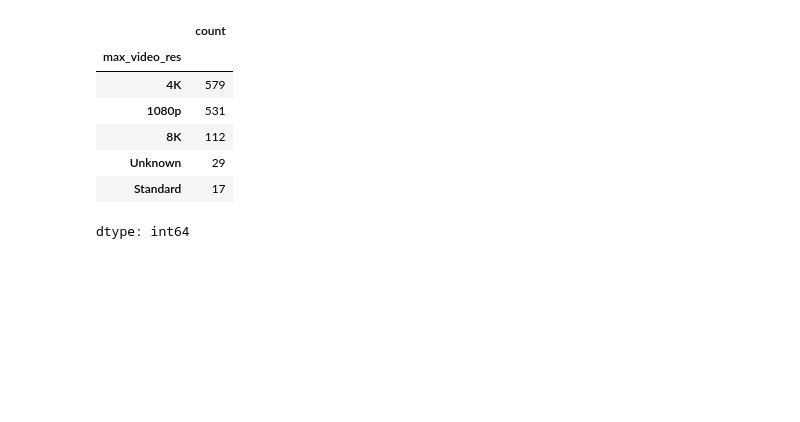
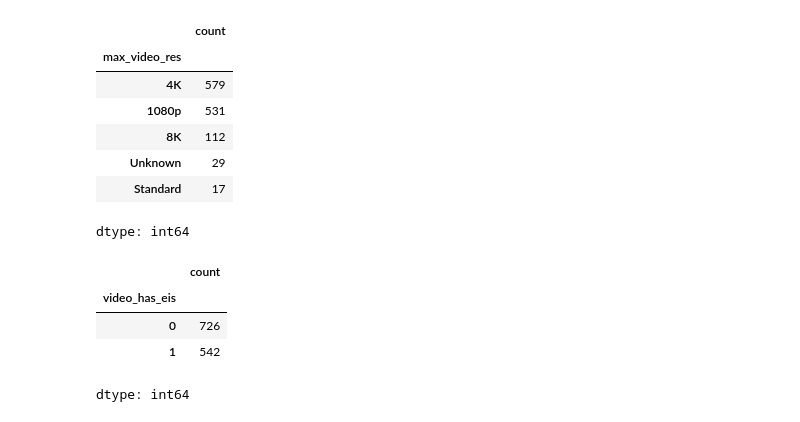
Before and after one commit to rajeshxdatascience/smartphone-recommender-system, a Jupyter notebook: SpecLens_AI_Data_Engineering.ipynb, the cells around one changed output. Cells and saved outputs as stored; diff of their text form; code cells hidden in the pictures; blank space fills up the shorter version.

```diff
--- a/SpecLens_AI_Data_Engineering.ipynb
+++ b/SpecLens_AI_Data_Engineering.ipynb
@@ -3849,7 +3849,7 @@ def get_max_resolution(text):
     else:
         return 'Standard'
 
-df['max_video_res'] = df['main_video'].apply(get_max_resolution)
+df['max_video_res'] = df['main_video'].apply(get_max_resolution).astype('category')
 # %%
 df['max_video_res'].value_counts()
 # %% [output]
@@ -3861,3 +3861,13 @@ df['max_video_res'].value_counts()
 | Unknown | 29 |
 | Standard | 17 |
 dtype: int64
+# %%
+df['video_has_eis'] = df['main_video'].str.contains('EIS', case=True, na=False).astype(int)
+# %%
+df['video_has_eis'].value_counts()
+# %% [output]
+|  | count |
+| video_has_eis |  |
+| 0 | 726 |
+| 1 | 542 |
+dtype: int64
```
Also changed, not shown: parts of 2 cells of this notebook.
